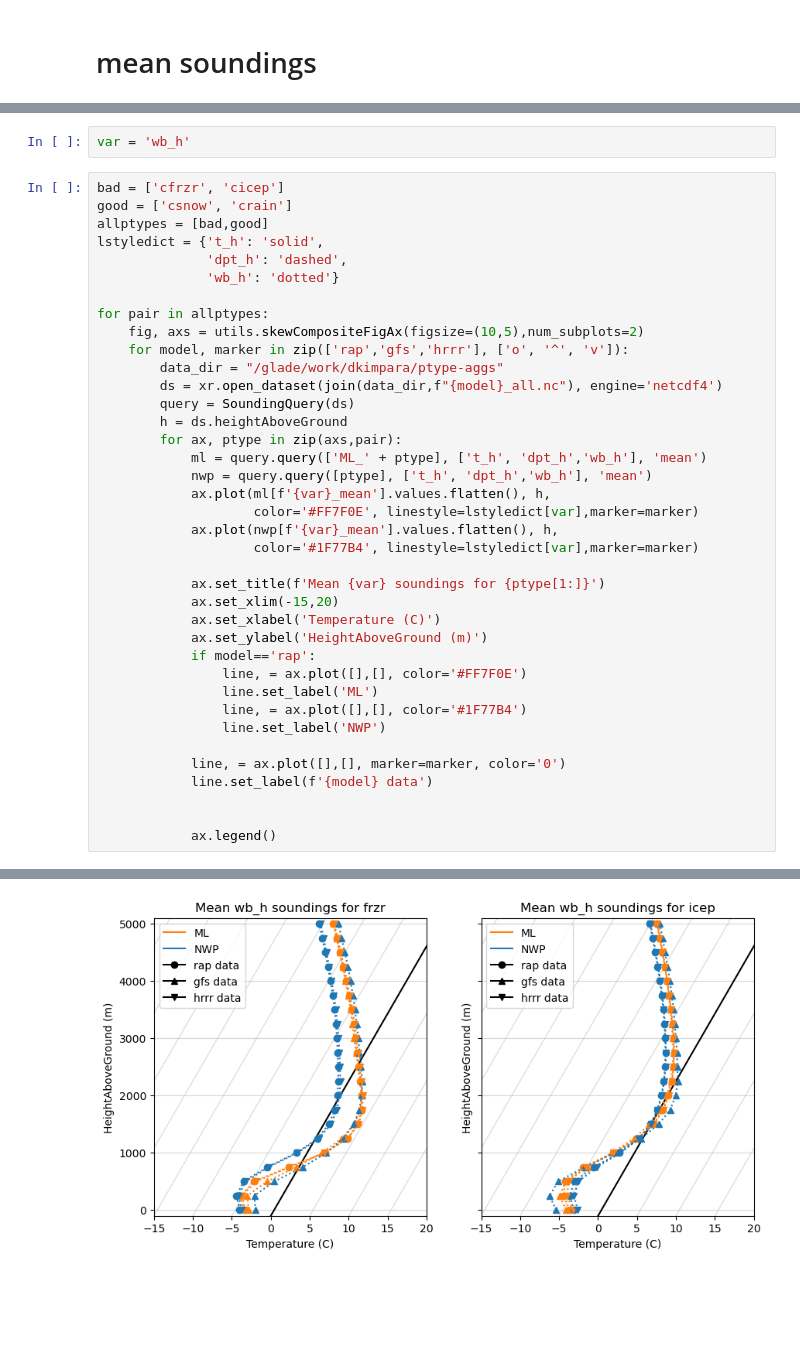
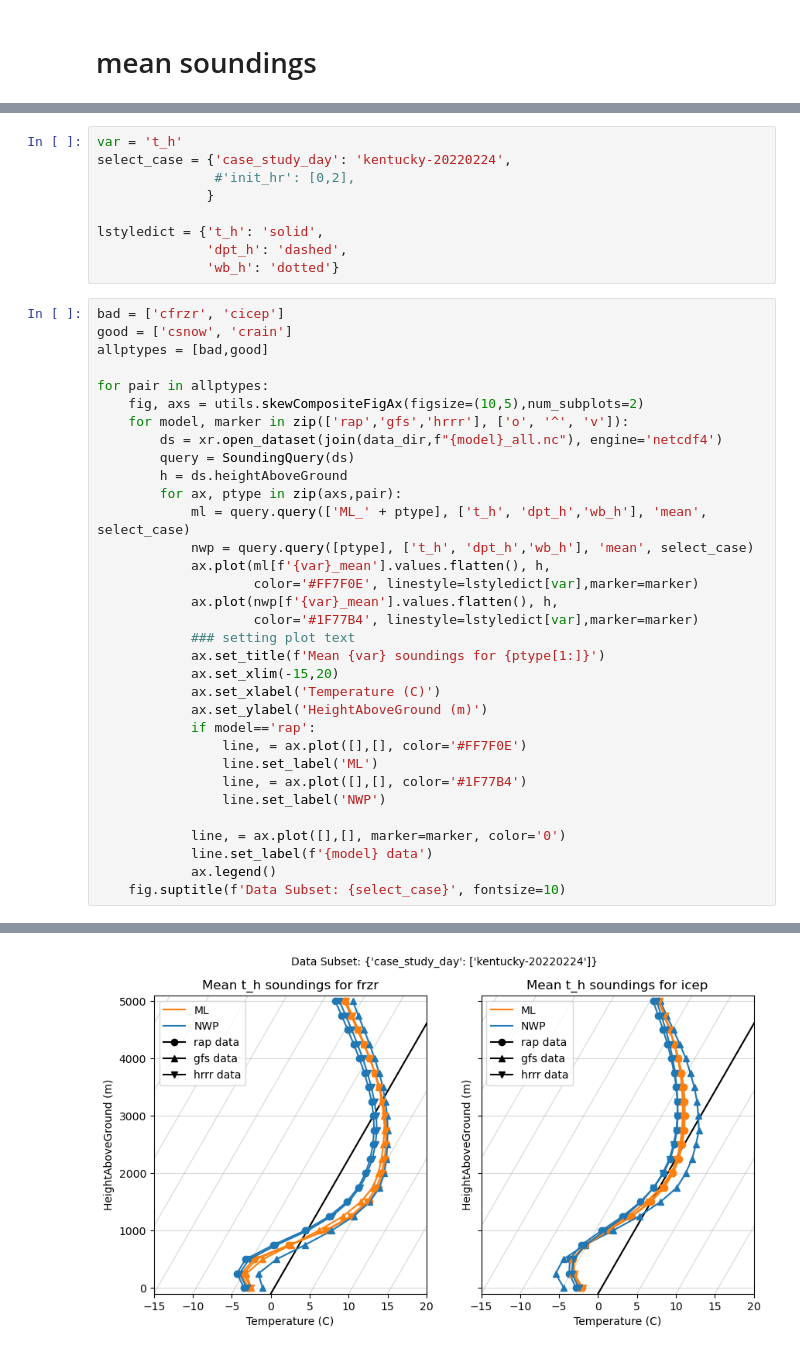
Before and after one commit to ai2es/ptype-physical, a Jupyter notebook: composite-soundings/plot-all-models.ipynb, the cells around one changed output, grey strips where cells are left out. Cells and saved outputs as stored; diff of their text form; blank space fills up the shorter version.

Commit message:
fixed up basic plotting code

```diff
--- a/composite-soundings/plot-all-models.ipynb
+++ b/composite-soundings/plot-all-models.ipynb
@@ -22,28 +36,31 @@ select variable to plot
 # %%
-var = 'wb_h'
+var = 't_h'
+select_case = {'case_study_day': 'kentucky-20220224',
+               #'init_hr': [0,2],
+              }
+
+lstyledict = {'t_h': 'solid',
+              'dpt_h': 'dashed',
+              'wb_h': 'dotted'}
 # %%
 bad = ['cfrzr', 'cicep']
 good = ['csnow', 'crain']
 allptypes = [bad,good]
-lstyledict = {'t_h': 'solid',
-              'dpt_h': 'dashed',
-              'wb_h': 'dotted'}
 
 for pair in allptypes:
     fig, axs = utils.skewCompositeFigAx(figsize=(10,5),num_subplots=2)
     for model, marker in zip(['rap','gfs','hrrr'], ['o', '^', 'v']):
-        data_dir = "/glade/work/dkimpara/ptype-aggs"
         ds = xr.open_dataset(join(data_dir,f"{model}_all.nc"), engine='netcdf4')
         query = SoundingQuery(ds)
         h = ds.heightAboveGround
         for ax, ptype in zip(axs,pair):
-            ml = query.query(['ML_' + ptype], ['t_h', 'dpt_h','wb_h'], 'mean')
-            nwp = query.query([ptype], ['t_h', 'dpt_h','wb_h'], 'mean')
+            ml = query.query(['ML_' + ptype], ['t_h', 'dpt_h','wb_h'], 'mean', select_case)
+            nwp = query.query([ptype], ['t_h', 'dpt_h','wb_h'], 'mean', select_case)
             ax.plot(ml[f'{var}_mean'].values.flatten(), h,
                     color='#FF7F0E', linestyle=lstyledict[var],marker=marker)
             ax.plot(nwp[f'{var}_mean'].values.flatten(), h,
                     color='#1F77B4', linestyle=lstyledict[var],marker=marker)
-
+            ### setting plot text
             ax.set_title(f'Mean {var} soundings for {ptype[1:]}')
             ax.set_xlim(-15,20)
             ax.set_xlabel('Temperature (C)')
@@ -56,7 +73,6 @@ for pair in allptypes:
 
             line, = ax.plot([],[], marker=marker, color='0')
             line.set_label(f'{model} data')
-
-
             ax.legend()
+    fig.suptitle(f'Data Subset: {select_case}', fontsize=10)
 # %% [output]
@@ -63 +85 @@ for pair in allptypes:
-[figure, old version]
+[figure, new version]
```
Also changed, not shown: parts of 3 cells of this notebook, 5 other files.
